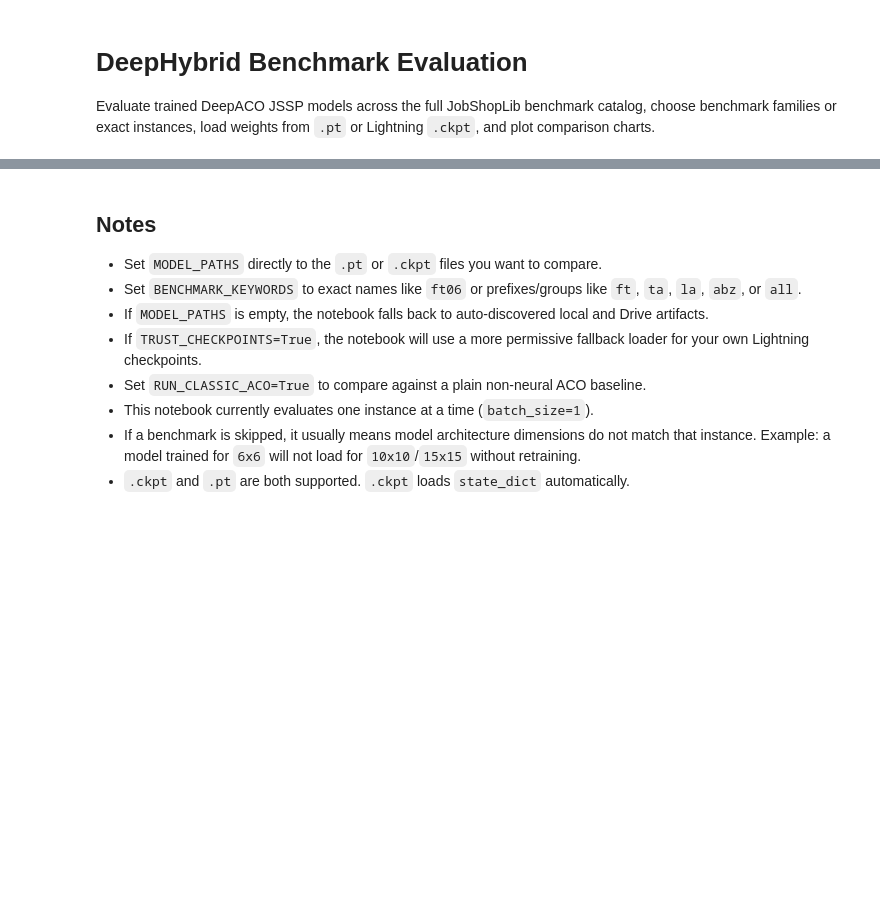
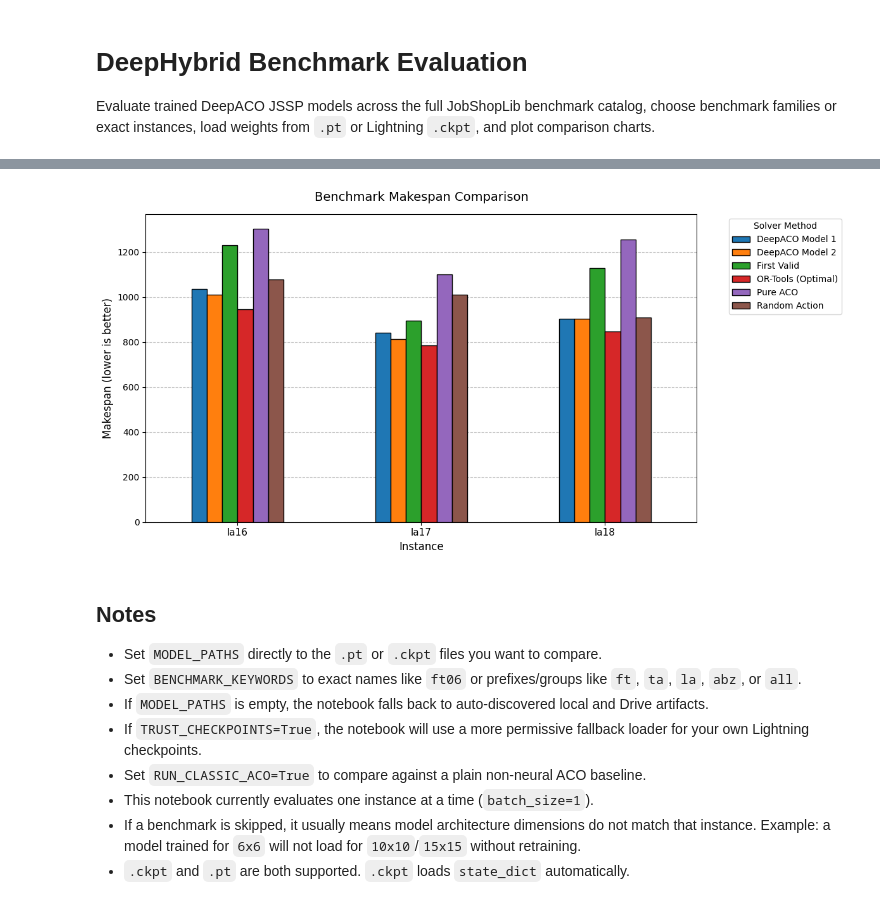
Before and after one commit to pranceraz/DeepHybrid, a Jupyter notebook: _test.ipynb, the cells around one changed output, grey strips where cells are left out. Saved outputs shown, nothing was run; the diff lists cells and outputs as text; code cells hidden in the pictures; blank space fills up the shorter version.

Commit message:
graphs fix

```diff
--- a/_test.ipynb
+++ b/_test.ipynb
@@ -56,15 +65,18 @@ print('DEVICE:', DEVICE)
 
 # Type model paths directly here. Add more than one if you want comparisons.
 MODEL_PATHS = [
-    '/content/DeepHybrid/epoch=9-step=1280.ckpt',
+    '/content/drive/MyDrive/DeepHybrid/training_runs/small_small_deepaco_jssp_10x10_20260422_040133/checkpoints/deepaco-epoch=59-step=015360.ckpt',
+    '/content/drive/MyDrive/DeepHybrid/training_runs/bigbigdeepaco_jssp_10x10_20260422_035859/checkpoints/deepaco-epoch=53-step=013824.ckpt',
     # '/content/drive/MyDrive/DeepHybrid/training_runs/.../checkpoints/last.ckpt',
 ]
 
 # Type benchmark keywords or exact benchmark names here.
 # Examples: ['ft06'], ['ft'], ['ta'], ['ft06', 'ta01']
 BENCHMARK_KEYWORDS = [
-    'ft06',
+    #'abz5',#'orb01','orb02','orb03','orb04','orb05','orb06','orb07',#'orb08','orb09','orb10',
+    'la16','la17','la18',#'la19','la20','ft10','abz5','abz6',
 ]
+
 
 # If True, fallback to full trusted checkpoint loading for your own .ckpt files.
 TRUST_CHECKPOINTS = True
@@ -81,7 +93,7 @@ MODEL_GLOB_PATTERNS = [
 # Inference controls
 N_ANTS_TEST = 64
 N_ITER_TEST = 10
-RUN_CLASSIC_ACO = True
+RUN_CLASSIC_ACO = False
 CLASSIC_ACO_N_ANTS = 64
 CLASSIC_ACO_N_ITERATIONS = 10
 
@@ -463,3 +722,63 @@ plt.show()
+# %%
+# ===============================
+# Plot 1: Makespan Comparison
+# ===============================
+import matplotlib.pyplot as plt
+
+# --- CUSTOMIZATION DICTIONARIES ---
+# Map original instance names to custom X-axis labels
+# Example: {'ft06': 'Fisher & Thompson 6x6'}
+CUSTOM_X_LABELS = {
+    'abz5': 'ABZ-5 (10x10)',
+    # 'orb02': 'ORB-02 (10x10)',
+}
+
+# Map original solver names to custom Legend labels
+# Example: {'baseline:random': 'Random Agent'}
+CUSTOM_LEGEND_LABELS = {
+    'OR-Tools (Exact Optimum)': 'OR-Tools (Optimum)',
+    'Classic ACO (Standalone)': 'Classic ACO',
+    'baseline:first_valid': 'First Valid',
+    'baseline:random': 'Random Action',
+    # Map your specific model path string to a cleaner name here:
+    'ckpt:small_small_deepaco_jssp_10x10_20260422_040133/deepaco-epoch=59-step=015360.ckpt': 'DeepACO Model 1',
+    'ckpt:bigbigdeepaco_jssp_10x10_20260422_035859/deepaco-epoch=53-step=013824.ckpt': 'DeepACO Model 2',
+
+}
+# ----------------------------------
+
+# Create a copy so we don't permanently alter the original dataframe
+plot_df = df.copy()
+
+# Apply the custom labels safely
+if CUSTOM_X_LABELS:
+    plot_df['instance'] = plot_df['instance'].replace(CUSTOM_X_LABELS)
+if CUSTOM_LEGEND_LABELS:
+    plot_df['solver'] = plot_df['solver'].replace(CUSTOM_LEGEND_LABELS)
+
+fig, ax = plt.subplots(figsize=(12, 6))
+
+# Create pivot table with the customized dataframe
+pivot = plot_df.pivot_table(index='instance', columns='solver', values='makespan', aggfunc='mean')
+
+# Plot the bars
+pivot.plot(kind='bar', ax=ax, edgecolor='black', zorder=3)
+
+# Styling
+ax.set_title('Benchmark Makespan Comparison', fontsize=14, pad=15)
+ax.set_ylabel('Makespan (lower is better)', fontsize=12)
+ax.set_xlabel('Instance', fontsize=12)
+ax.grid(axis='y', linestyle='--', alpha=0.7, zorder=0)
+
+plt.xticks(rotation=0, fontsize=11)
+
+# Move the legend outside the plot so it doesn't cover the bars
+plt.legend(title='Solver Method', bbox_to_anchor=(1.05, 1), loc='upper left')
+
+plt.tight_layout()
+plt.show()
+# %% [output]
+[figure, added]
 # %%
 # ===============================
 # Plot 2: Percent Gap to Optimum (if available)
```
Also changed, not shown: parts of 7 cells of this notebook.
